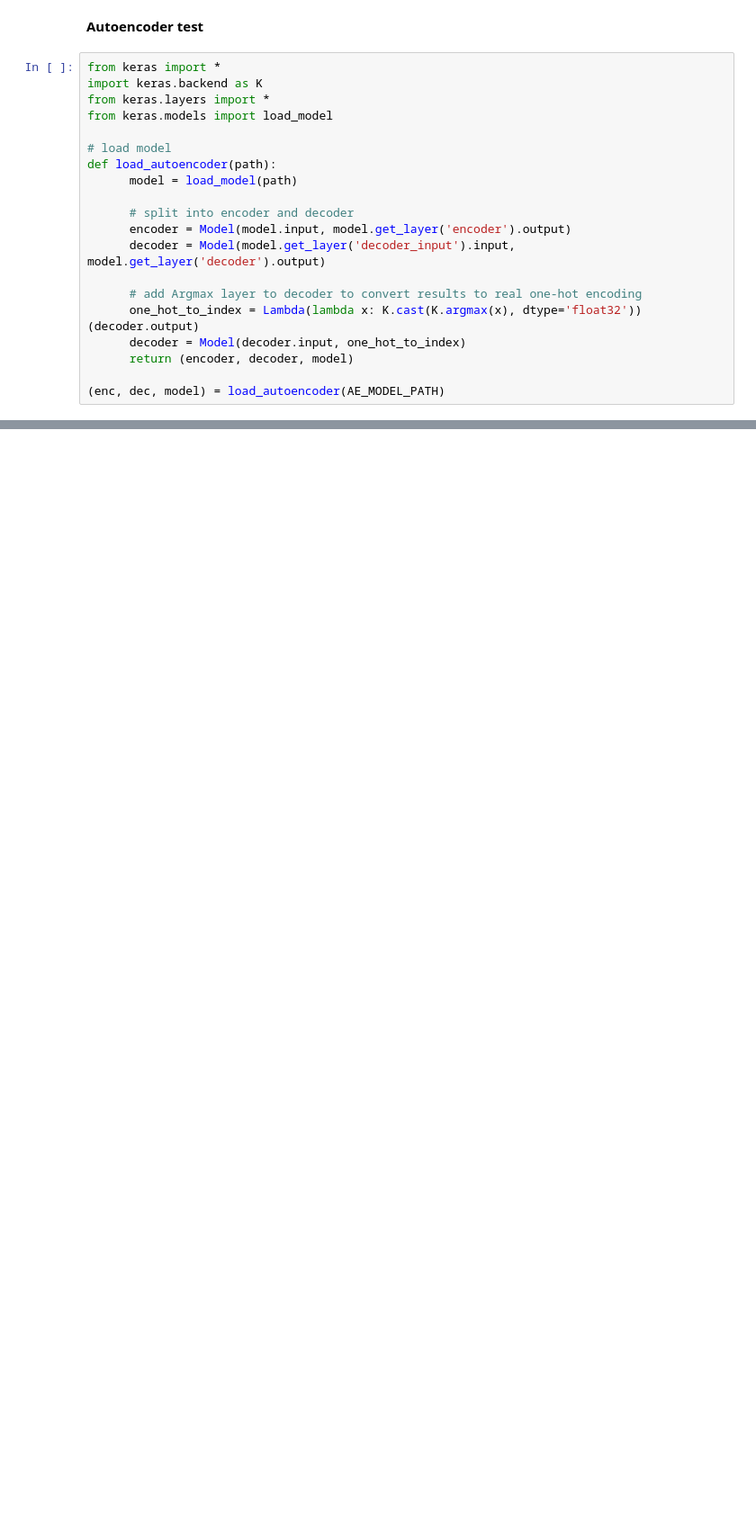
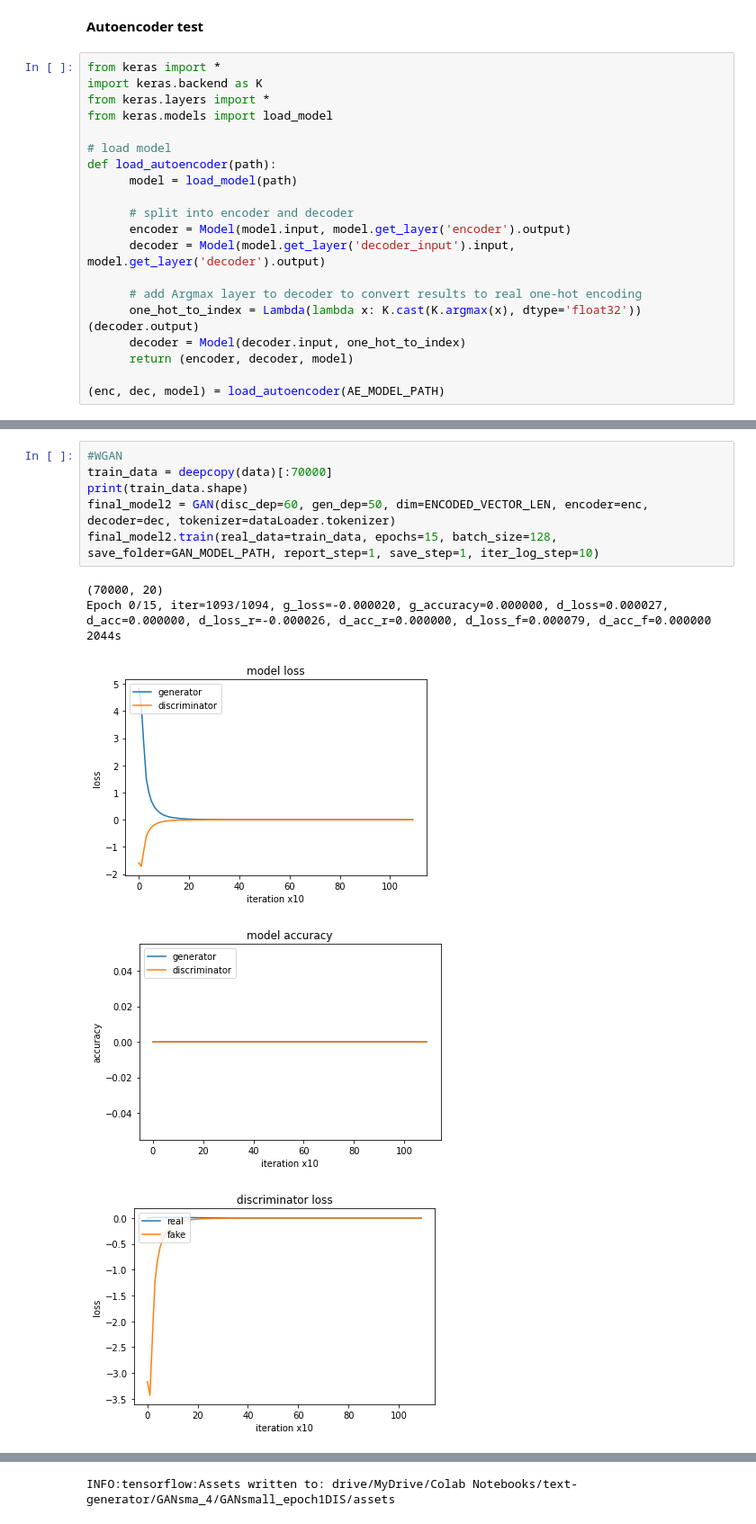
Before and after one commit to Masioki/GAN-Text-Generator, a Jupyter notebook: Text_generator.ipynb, the cells around one changed output, grey strips where cells are left out. Shown at 90% size. Cells and saved outputs as stored; diff of their text form; blank space fills up the shorter version.

```diff
--- a/Text_generator.ipynb
+++ b/Text_generator.ipynb
@@ -423,0 +755,12 @@ PREDICTED SENTENCE  depressing films with tender characters and a <OOV> storylin
+# %%
+#WGAN
+train_data = deepcopy(data)[:70000]
+print(train_data.shape)
+final_model2 = GAN(disc_dep=60, gen_dep=50, dim=ENCODED_VECTOR_LEN, encoder=enc, decoder=dec, tokenizer=dataLoader.tokenizer)
+final_model2.train(real_data=train_data, epochs=15, batch_size=128, save_folder=GAN_MODEL_PATH, report_step=1, save_step=1, iter_log_step=10)
+# %% [output]
+(70000, 20)
+Epoch 0/15, iter=1093/1094, g_loss=-0.000020, g_accuracy=0.000000, d_loss=0.000027, d_acc=0.000000, d_loss_r=-0.000026, d_acc_r=0.000000, d_loss_f=0.000079, d_acc_f=0.000000  2044s
+[figure, added]
+[figure, added]
+[figure, added]
@@ -423,0 +806 @@ PREDICTED SENTENCE  depressing films with tender characters and a <OOV> storylin
+INFO:tensorflow:Assets written to: drive/MyDrive/Colab Notebooks/text-generator/GANsma_4/GANsmall_epoch1DIS/assets
```
Also changed, not shown: parts of 30 cells of this notebook.
